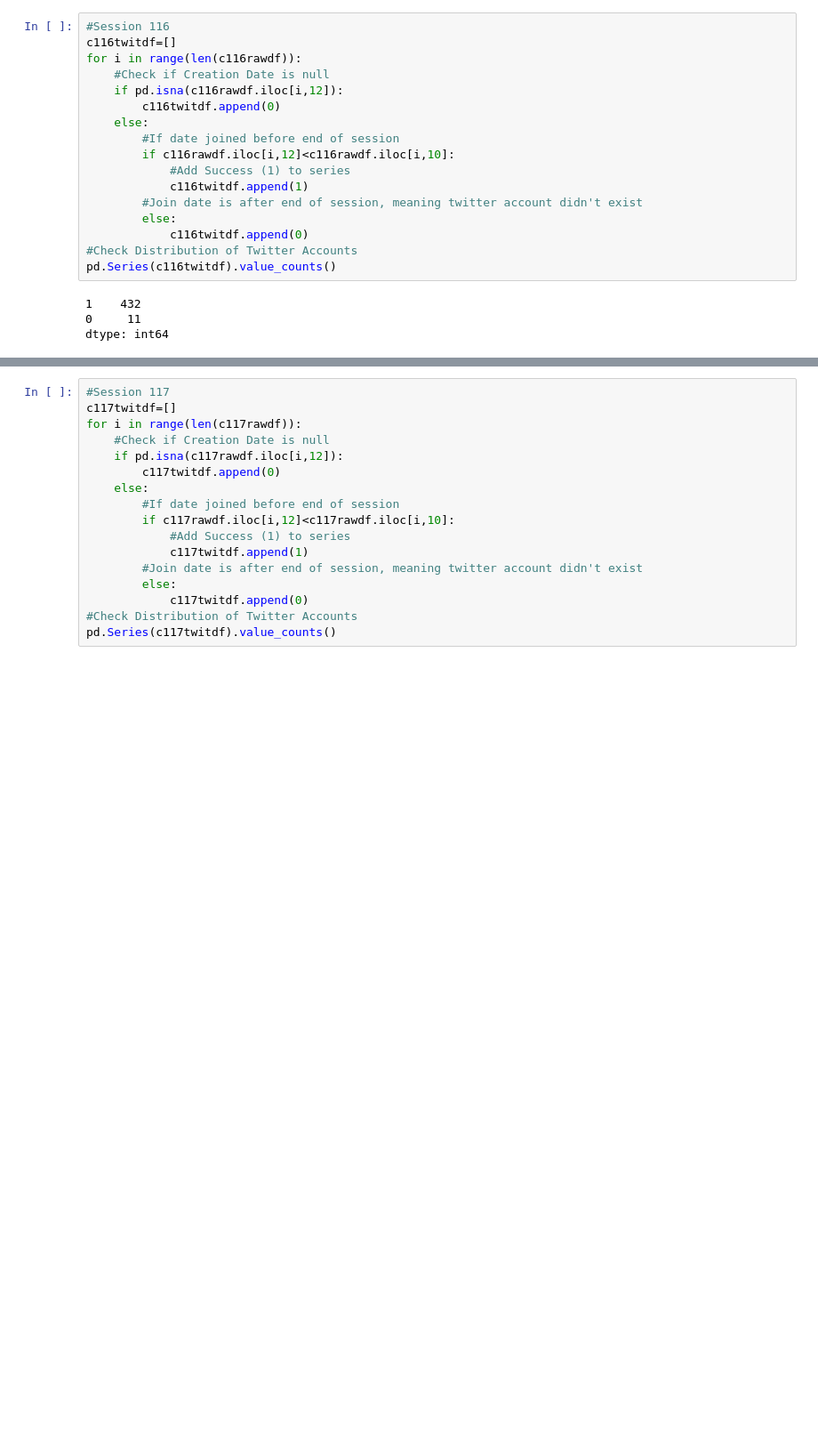
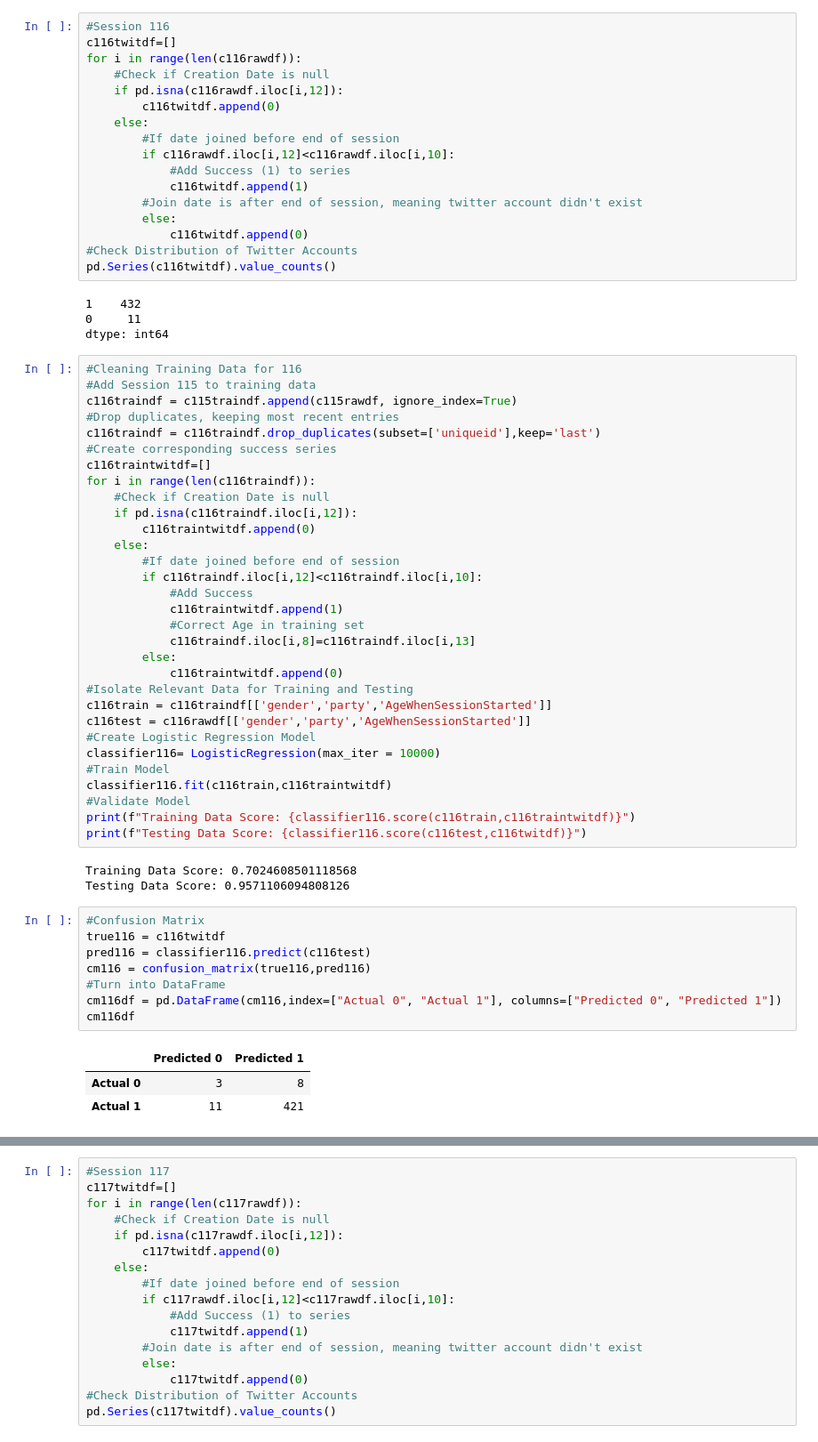
Before and after one commit to timjb96/US-Congress-Twitter-Analysis, a Jupyter notebook: Congressional_ML.ipynb, the cells around one changed output, grey strips where cells are left out. Shown: that part at 89% size. Drawn from its saved outputs; the diff is of its cells as text; blank space fills up the shorter version.

```diff
--- a/Congressional_ML.ipynb
+++ b/Congressional_ML.ipynb
@@ -453,3 +583,49 @@ pd.Series(c116twitdf).value_counts()
 1    432
 0     11
 dtype: int64
+# %%
+#Cleaning Training Data for 116
+#Add Session 115 to training data
+c116traindf = c115traindf.append(c115rawdf, ignore_index=True)
+#Drop duplicates, keeping most recent entries
+c116traindf = c116traindf.drop_duplicates(subset=['uniqueid'],keep='last')
+#Create corresponding success series
+c116traintwitdf=[]
+for i in range(len(c116traindf)):
+    #Check if Creation Date is null
+    if pd.isna(c116traindf.iloc[i,12]):
+        c116traintwitdf.append(0)
+    else:
+        #If date joined before end of session
+        if c116traindf.iloc[i,12]<c116traindf.iloc[i,10]:
+            #Add Success
+            c116traintwitdf.append(1)
+            #Correct Age in training set
+            c116traindf.iloc[i,8]=c116traindf.iloc[i,13]
+        else:
+            c116traintwitdf.append(0)
+#Isolate Relevant Data for Training and Testing
+c116train = c116traindf[['gender','party','AgeWhenSessionStarted']]
+c116test = c116rawdf[['gender','party','AgeWhenSessionStarted']]
+#Create Logistic Regression Model
+classifier116= LogisticRegression(max_iter = 10000)
+#Train Model
+classifier116.fit(c116train,c116traintwitdf)
+#Validate Model
+print(f"Training Data Score: {classifier116.score(c116train,c116traintwitdf)}")
+print(f"Testing Data Score: {classifier116.score(c116test,c116twitdf)}")
+# %% [output]
+Training Data Score: 0.7024608501118568
+Testing Data Score: 0.9571106094808126
+# %%
+#Confusion Matrix
+true116 = c116twitdf
+pred116 = classifier116.predict(c116test)
+cm116 = confusion_matrix(true116,pred116)
+#Turn into DataFrame
+cm116df = pd.DataFrame(cm116,index=["Actual 0", "Actual 1"], columns=["Predicted 0", "Predicted 1"])
+cm116df
+# %% [output]
+|  | Predicted 0 | Predicted 1 |
+| Actual 0 | 3 | 8 |
+| Actual 1 | 11 | 421 |
```
Also changed, not shown: parts of 27 cells of this notebook.
